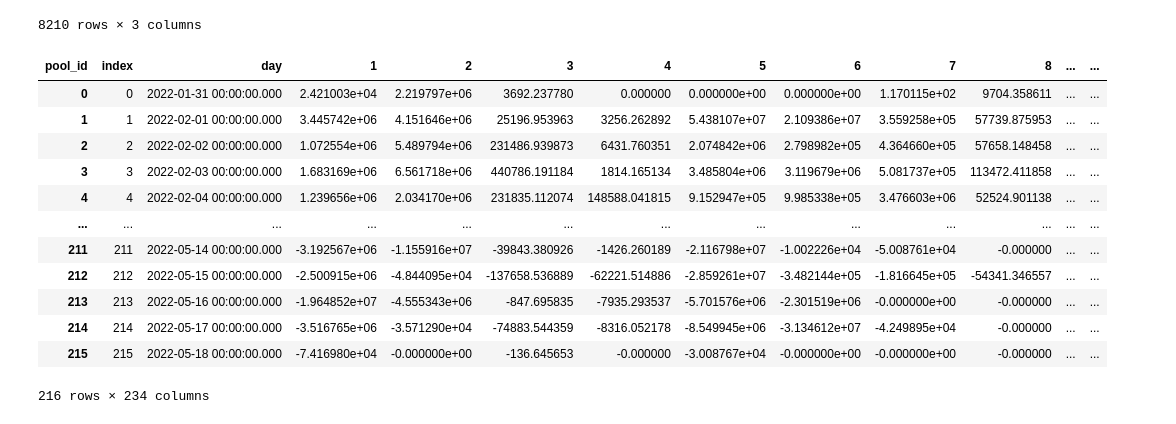
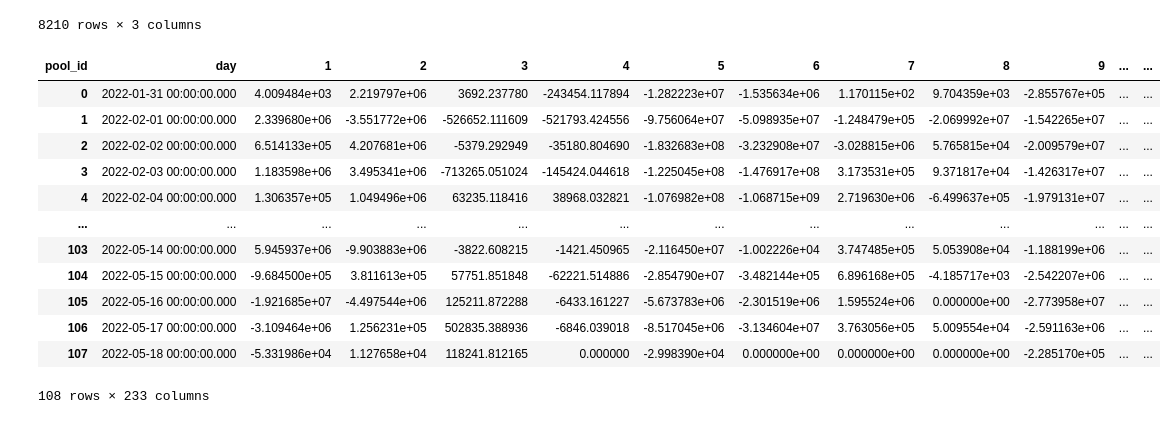
Before and after one commit to IncioMan/osmosis-pools-dashboard, a Jupyter notebook: notebooks/osmo-pools.ipynb, the cells around one changed output. Saved outputs shown, nothing was run; the diff lists cells and outputs as text; code cells hidden in the pictures.

```diff
--- a/notebooks/osmo-pools.ipynb
+++ b/notebooks/osmo-pools.ipynb
@@ -105,21 +105,22 @@ df
 # %%
 exit_ = df.pivot(index='day', values='gamma_tokens', columns='pool_id').fillna(0)
 delta = lock_.append(-exit_)
-delta.reset_index().reset_index()
+delta = delta.groupby(['day']).sum().reset_index()
+delta
 # %% [output]
-| pool_id | index | day | 1 | 2 | 3 | 4 | 5 | 6 | 7 | 8 | ... | ... |
-| 0 | 0 | 2022-01-31 00:00:00.000 | 2.421003e+04 | 2.219797e+06 | 3692.237780 | 0.000000 | 0.000000e+00 | 0.000000e+00 | 1.170115e+02 | 9704.358611 | ... | ... |
-| 1 | 1 | 2022-02-01 00:00:00.000 | 3.445742e+06 | 4.151646e+06 | 25196.953963 | 3256.262892 | 5.438107e+07 | 2.109386e+07 | 3.559258e+05 | 57739.875953 | ... | ... |
-| 2 | 2 | 2022-02-02 00:00:00.000 | 1.072554e+06 | 5.489794e+06 | 231486.939873 | 6431.760351 | 2.074842e+06 | 2.798982e+05 | 4.364660e+05 | 57658.148458 | ... | ... |
-| 3 | 3 | 2022-02-03 00:00:00.000 | 1.683169e+06 | 6.561718e+06 | 440786.191184 | 1814.165134 | 3.485804e+06 | 3.119679e+06 | 5.081737e+05 | 113472.411858 | ... | ... |
-| 4 | 4 | 2022-02-04 00:00:00.000 | 1.239656e+06 | 2.034170e+06 | 231835.112074 | 148588.041815 | 9.152947e+05 | 9.985338e+05 | 3.476603e+06 | 52524.901138 | ... | ... |
+| pool_id | day | 1 | 2 | 3 | 4 | 5 | 6 | 7 | 8 | 9 | ... | ... |
+| 0 | 2022-01-31 00:00:00.000 | 4.009484e+03 | 2.219797e+06 | 3692.237780 | -243454.117894 | -1.282223e+07 | -1.535634e+06 | 1.170115e+02 | 9.704359e+03 | -2.855767e+05 | ... | ... |
+| 1 | 2022-02-01 00:00:00.000 | 2.339680e+06 | -3.551772e+06 | -526652.111609 | -521793.424556 | -9.756064e+07 | -5.098935e+07 | -1.248479e+05 | -2.069992e+07 | -1.542265e+07 | ... | ... |
+| 2 | 2022-02-02 00:00:00.000 | 6.514133e+05 | 4.207681e+06 | -5379.292949 | -35180.804690 | -1.832683e+08 | -3.232908e+07 | -3.028815e+06 | 5.765815e+04 | -2.009579e+07 | ... | ... |
+| 3 | 2022-02-03 00:00:00.000 | 1.183598e+06 | 3.495341e+06 | -713265.051024 | -145424.044618 | -1.225045e+08 | -1.476917e+08 | 3.173531e+05 | 9.371817e+04 | -1.426317e+07 | ... | ... |
+| 4 | 2022-02-04 00:00:00.000 | 1.306357e+05 | 1.049496e+06 | 63235.118416 | 38968.032821 | -1.076982e+08 | -1.068715e+09 | 2.719630e+06 | -6.499637e+05 | -1.979131e+07 | ... | ... |
 | ... | ... | ... | ... | ... | ... | ... | ... | ... | ... | ... | ... | ... |
-| 211 | 211 | 2022-05-14 00:00:00.000 | -3.192567e+06 | -1.155916e+07 | -39843.380926 | -1426.260189 | -2.116798e+07 | -1.002226e+04 | -5.008761e+04 | -0.000000 | ... | ... |
-| 212 | 212 | 2022-05-15 00:00:00.000 | -2.500915e+06 | -4.844095e+04 | -137658.536889 | -62221.514886 | -2.859261e+07 | -3.482144e+05 | -1.816645e+05 | -54341.346557 | ... | ... |
-| 213 | 213 | 2022-05-16 00:00:00.000 | -1.964852e+07 | -4.555343e+06 | -847.695835 | -7935.293537 | -5.701576e+06 | -2.301519e+06 | -0.000000e+00 | -0.000000 | ... | ... |
-| 214 | 214 | 2022-05-17 00:00:00.000 | -3.516765e+06 | -3.571290e+04 | -74883.544359 | -8316.052178 | -8.549945e+06 | -3.134612e+07 | -4.249895e+04 | -0.000000 | ... | ... |
-| 215 | 215 | 2022-05-18 00:00:00.000 | -7.416980e+04 | -0.000000e+00 | -136.645653 | -0.000000 | -3.008767e+04 | -0.000000e+00 | -0.000000e+00 | -0.000000 | ... | ... |
+| 103 | 2022-05-14 00:00:00.000 | 5.945937e+06 | -9.903883e+06 | -3822.608215 | -1421.450965 | -2.116450e+07 | -1.002226e+04 | 3.747485e+05 | 5.053908e+04 | -1.188199e+06 | ... | ... |
+| 104 | 2022-05-15 00:00:00.000 | -9.684500e+05 | 3.811613e+05 | 57751.851848 | -62221.514886 | -2.854790e+07 | -3.482144e+05 | 6.896168e+05 | -4.185717e+03 | -2.542207e+06 | ... | ... |
+| 105 | 2022-05-16 00:00:00.000 | -1.921685e+07 | -4.497544e+06 | 125211.872288 | -6433.161227 | -5.673783e+06 | -2.301519e+06 | 1.595524e+06 | 0.000000e+00 | -2.773958e+07 | ... | ... |
+| 106 | 2022-05-17 00:00:00.000 | -3.109464e+06 | 1.256231e+05 | 502835.388936 | -6846.039018 | -8.517045e+06 | -3.134604e+07 | 3.763056e+05 | 5.009554e+04 | -2.591163e+06 | ... | ... |
+| 107 | 2022-05-18 00:00:00.000 | -5.331986e+04 | 1.127658e+04 | 118241.812165 | 0.000000 | -2.998390e+04 | 0.000000e+00 | 0.000000e+00 | 0.000000e+00 | -2.285170e+05 | ... | ... |
-216 rows × 234 columns
+108 rows × 233 columns
 # %%
 delta_cumsum = delta.sort_values(by='day').cumsum()
 # %%
```
Also changed, not shown: parts of 3 cells of this notebook, 3 other files.
